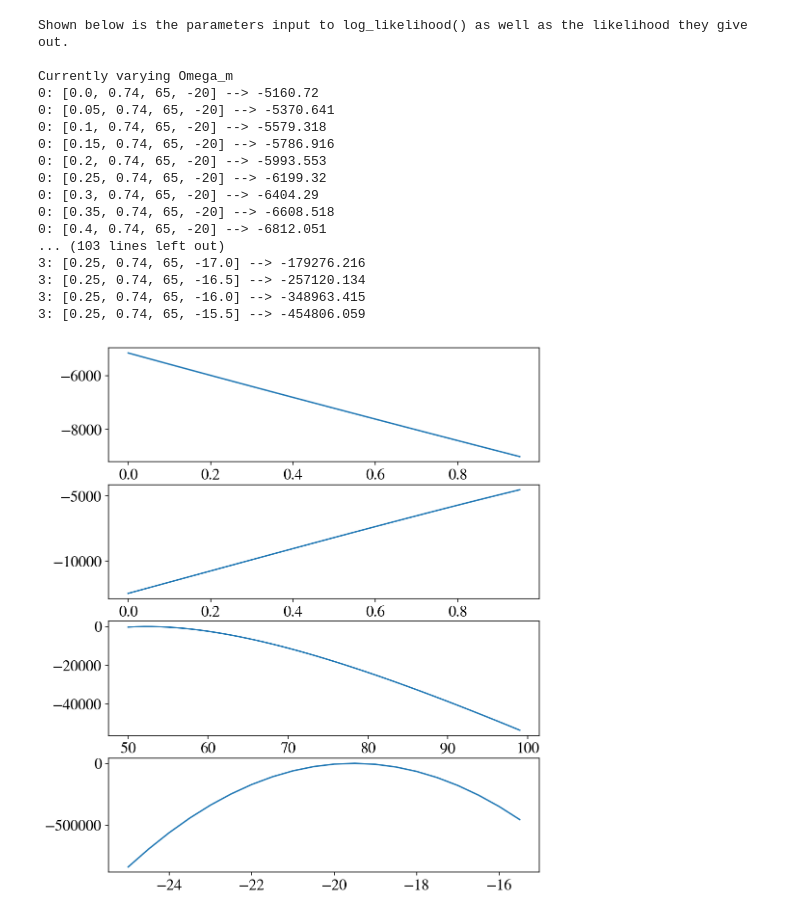
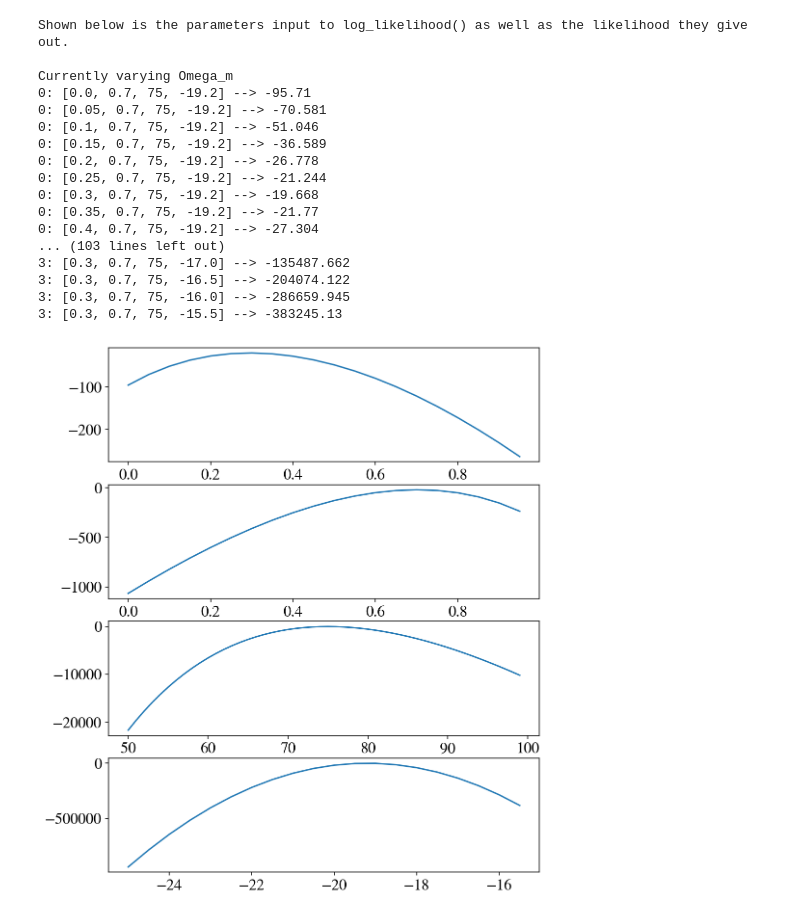
Before and after one commit to r-hensley/250_project_group_2, a Jupyter notebook: notebooks/likelihood_map.ipynb, the cells around one changed output. Saved outputs shown, nothing was run; the diff lists cells and outputs as text; code cells hidden in the pictures.

Commit message:
Change starting values

```diff
--- a/notebooks/likelihood_map.ipynb
+++ b/notebooks/likelihood_map.ipynb
@@ -10,6 +10,8 @@ sys.path.insert(0, sourcedir)
 from source.mcmc import MCMC
 
 from source.mcmc_state import State
+
+debug = False  # set to True to print all data points
 
 def main():
     %config InlineBackend.figure_format = 'retina'
@@ -27,7 +29,7 @@ def main():
     #          np.random.uniform(0,1),  # Omega_L
     #          np.random.uniform(50,100),  # H0
     #          np.random.uniform(-25, -15)]  # M
-    start = [0.25, 0.74, 65, -20]
+    start = [0.3, 0.70, 75, -19.2]
 
     g_cov_test = np.diag([.01, .01, .1, .01])
     markov_chain = MCMC(initial_state=start,
@@ -61,49 +63,52 @@ def main():
             variable = "M"
         else:
             raise ValueError
 
         likelihood_x = np.around(np.arange(min_value, max_value, step), decimals=2)
         likelihood_y = []
-        print()
-        print(f"Currently varying {variable}")
+        if debug:
+            print()
+            print(f"Currently varying {variable}")
         for i in likelihood_x:
             input = [start[0], start[1], start[2], start[3]]
             input[arg] = i
             state = State(input)
             l = markov_chain.log_likelihood(state.tuple)
             print(f"{arg}: {input} --> {round(l, 3)}")
             likelihood_y.append((state.tuple, l))
 
         return likelihood_x, likelihood_y
 
     fig, ax = plt.subplots(4, 1)
 
     print("Shown below is the parameters input to log_likelihood() as well as the likelihood they give out.")
     for i in range(4):
         x, y = map_likelihood(i)
         y = [i[1] for i in y]
         ax[i].plot(x, y)
 
-    plt.show()
+    if debug:
+        plt.show()
 
-
-main()
+if __name__ == "__main__":
+    debug = True
+    main()
 # %% [output]
 Shown below is the parameters input to log_likelihood() as well as the likelihood they give out.
 
 Currently varying Omega_m
-0: [0.0, 0.74, 65, -20] --> -5160.72
-0: [0.05, 0.74, 65, -20] --> -5370.641
-0: [0.1, 0.74, 65, -20] --> -5579.318
-0: [0.15, 0.74, 65, -20] --> -5786.916
-0: [0.2, 0.74, 65, -20] --> -5993.553
-0: [0.25, 0.74, 65, -20] --> -6199.32
-0: [0.3, 0.74, 65, -20] --> -6404.29
-0: [0.35, 0.74, 65, -20] --> -6608.518
-0: [0.4, 0.74, 65, -20] --> -6812.051
+0: [0.0, 0.7, 75, -19.2] --> -95.71
+0: [0.05, 0.7, 75, -19.2] --> -70.581
+0: [0.1, 0.7, 75, -19.2] --> -51.046
+0: [0.15, 0.7, 75, -19.2] --> -36.589
+0: [0.2, 0.7, 75, -19.2] --> -26.778
+0: [0.25, 0.7, 75, -19.2] --> -21.244
+0: [0.3, 0.7, 75, -19.2] --> -19.668
+0: [0.35, 0.7, 75, -19.2] --> -21.77
+0: [0.4, 0.7, 75, -19.2] --> -27.304
 ... (103 lines left out)
-3: [0.25, 0.74, 65, -17.0] --> -179276.216
-3: [0.25, 0.74, 65, -16.5] --> -257120.134
-3: [0.25, 0.74, 65, -16.0] --> -348963.415
-3: [0.25, 0.74, 65, -15.5] --> -454806.059
+3: [0.3, 0.7, 75, -17.0] --> -135487.662
+3: [0.3, 0.7, 75, -16.5] --> -204074.122
+3: [0.3, 0.7, 75, -16.0] --> -286659.945
+3: [0.3, 0.7, 75, -15.5] --> -383245.13
-[figure, old version]
+[figure, new version]
```
